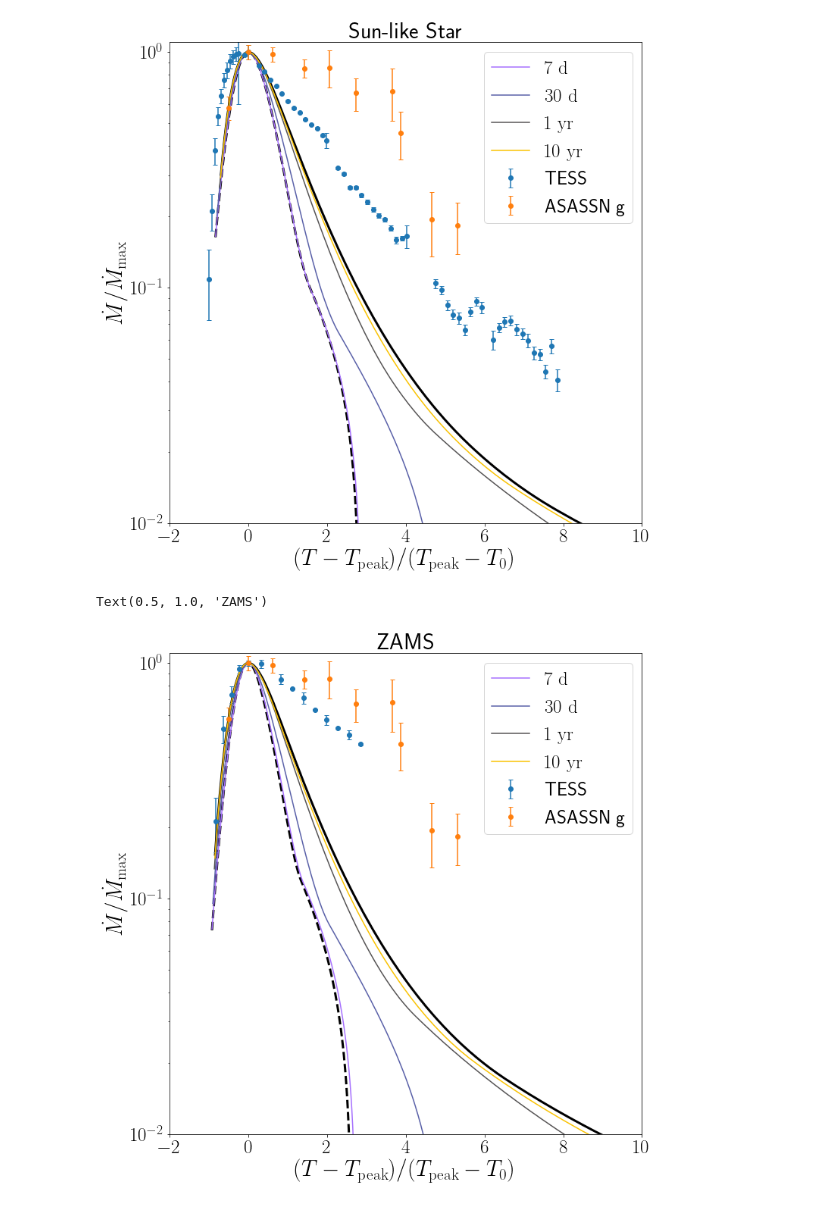
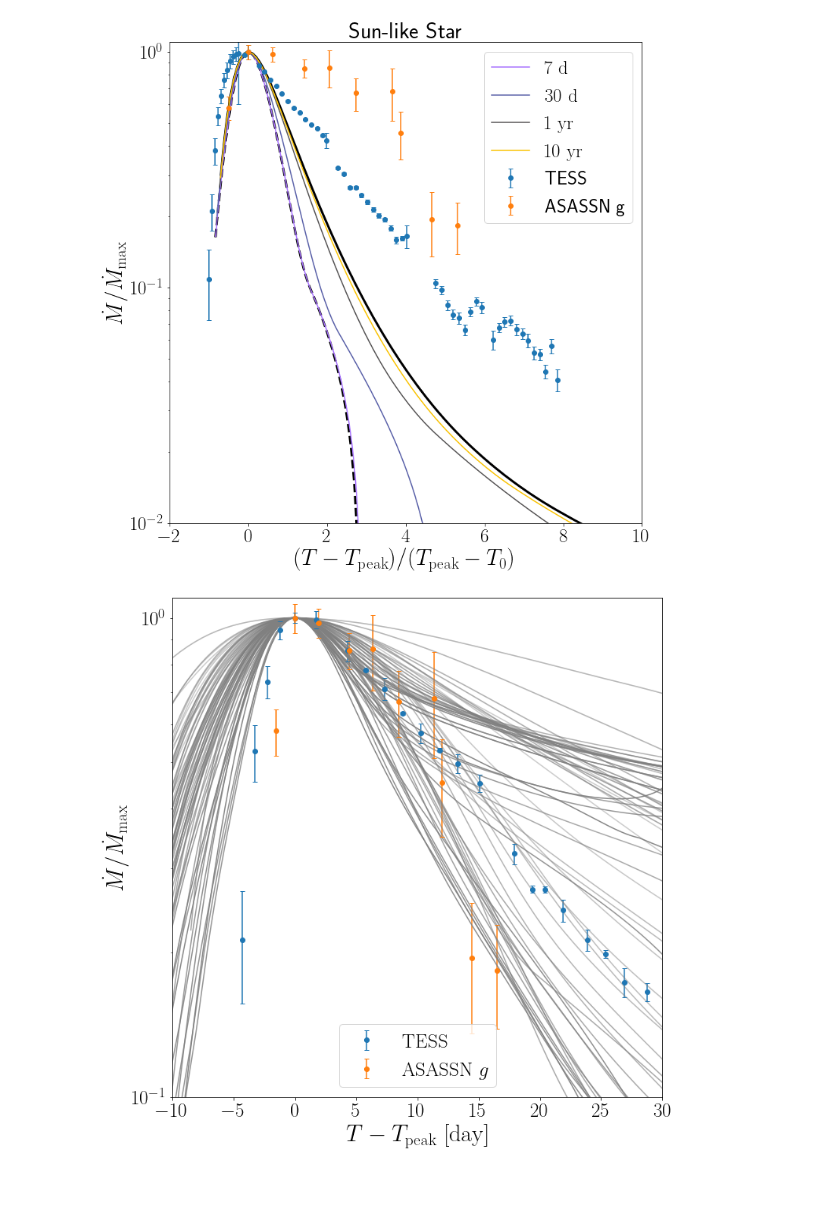
Before and after one commit to slowdivePTG/ASASSN-14ko, a Jupyter notebook: YT_Visualization/Phase Space.ipynb, the cells around one changed output. Cells and saved outputs as stored; diff of their text form; code cells hidden in the pictures.

Commit message:
Test color evolution

```diff
--- a/YT_Visualization/Phase Space.ipynb
+++ b/YT_Visualization/Phase Space.ipynb
@@ -36,9 +37,13 @@ class TDE:
                  beta=1,
                  file='1.000.dat',
                  ms=ms0,
-                 age=age0):
-        DIR = '../../STARS_library/retrieval/m{}_t{}/'.format(ms, age)
-        dmdt_t0 = np.loadtxt(DIR + file)
+                 age=age0,
+                 DIR=None):
+        if DIR == None:
+            DIR = '../../STARS_library/retrieval/m{}_t{}/'.format(ms, age)
+        with open(DIR + file) as f:
+            lines = (line for line in f if not line.startswith('"'))
+            dmdt_t0 = np.loadtxt(lines, skiprows=1)
         t0 = dmdt_t0[:, 0]
         dmdt0 = dmdt_t0[:, 1]
         dedt0 = (2 / 3 * (G**2 * M**2 * np.pi**2 / 2)**(1 / 3) *
@@ -492,10 +458,10 @@ TESS = np.loadtxt('../mosfit_bin/TESS_mag.dat')
 TESS = TESS[TESS[:, 0] > 2458429]
 TESS = TESS[TESS[:, 1] > 0]
 
-TESS = data_binning(TESS, 0.5)
+TESS = data_binning(TESS, 1)
 
 tpeak = TESS[np.argmin(TESS[:, 1]), 0]
-TESS_tscale = (TESS[:, 0] - tpeak) / (tpeak - TESS[0, 0])# / 1.2
+TESS_tscale = (TESS[:, 0] - tpeak)# / (tpeak - TESS[0, 0])# / 1.2
 TESS_dmdtscale = 10**(-0.4 * (TESS[:, 1] - TESS[:, 1].min()))
 TESS_dmdterrscale = TESS_dmdtscale * (1 - 10**(-0.4 * TESS[:, 2]))
 
@@ -504,7 +470,7 @@ ASg = ASg[ASg[:, 0] > 2458429]
 ASg = ASg[ASg[:, 1] > 0]
 
 tpeak = ASg[np.argmin(ASg[:, 1]), 0]#ASg[3, 0]
-ASg_tscale = (ASg[:, 0] - tpeak) / (tpeak - ASg[0, 0]) / 2
+ASg_tscale = (ASg[:, 0] - tpeak)# / (tpeak - ASg[0, 0]) / 2
 ASg_dmdtscale = 10**(-0.4 * (ASg[:, 1] - ASg[:, 1].min()))
 ASg_dmdterrscale = ASg_dmdtscale * (1 - 10**(-0.4 * ASg[:, 2]))
 # %%
@@ -569,60 +535,50 @@ plt.savefig('/Users/chang/Desktop/Mdot_T_sun.pdf', bbox_inches='tight')
 # %%
 plt.figure(figsize=(10, 10))
 
-tde0 = TDE(Ecc=1, beta=1.0, file='1.000.dat', age='0.0')
-Tpeak0 = tde0.Tpeak
-dmdt0 = tde0.dmdt.max()
-plt.plot(tde0.Tscale, tde0.dmdtscale, color='k', linewidth=3)
-
-tde_cri = TDE(Ecc=e_cri_5, beta=1.0, file='1.000.dat', age='0.0')
-plt.plot(tde_cri.Tscale,
-         tde_cri.dmdtscale,
-         color='k',
-         linestyle='--',
-         linewidth=3)
-
-P_range = np.array([7, 30, 365.25, 3652.5]) * u.day
-Ecc = P2Ecc(P_range)
+ecc = P2Ecc(114.2 * u.day)
+Age = ['0.0', '0.445', '1.0']
 cmap = cm.get_cmap('Haze', 4)
+Input = '../../STARS_library/input/'
+for Dir in os.listdir(Input):
+    for f in os.listdir(Input + Dir):
+        beta = float(f[:-4])
+        if beta < 1.5:
+            tde = TDE(Ecc=ecc,
+                      beta=beta,
+                      file=f,
+                      DIR=Input + Dir + '/',
+                      q=2e7,
+                      age=age)
+            plt.plot(tde.T - tde.Tpeak, tde.dmdtscale, color='grey', alpha=beta/1.5)
+    '''plt.text(x=tde.T[np.argmax(tde.dmdt)] / Tpeak0,
+             y=tde.dmdt.max() / dmdt0 * 1.05,
+             s=s,
+             fontsize=25,
+             color=cmap(level))'''
 
 plt.errorbar(TESS_tscale,
              TESS_dmdtscale,
              yerr=TESS_dmdterrscale,
              fmt='o',
              capsize=3,
-             label='TESS')
+             label='$\mathrm{TESS}$')
 
 plt.errorbar(ASg_tscale,
              ASg_dmdtscale,
              yerr=ASg_dmdterrscale,
              fmt='o',
              capsize=3,
-             label='ASASSN g')
-
-for level, ecc in enumerate(Ecc):
-    tde = TDE(Ecc=ecc, beta=1.0, file='1.000.dat', age='0.0')
-    if S[level] == None:
-        s = '${:.0f}$'.format(P_range[level].v) + '$\ \mathrm{d}$'
-    else:
-        s = S[level]
-    plt.plot(tde.Tscale, tde.dmdtscale, color=cmap(level), label=s)
-    '''plt.text(x=tde.T[np.argmax(tde.dmdt)] / Tpeak0,
-             y=tde.dmdt.max() / dmdt0 * 1.05,
-             s=s,
-             fontsize=25,
-             color=cmap(level))'''
+             label='$\mathrm{ASASSN}\ g$')
 
 plt.ylabel('$\dot M/\dot M_\mathrm{max}$', fontsize=30)
-plt.xlabel('$(T-T_\mathrm{peak})/(T_\mathrm{peak}-T_0)$', fontsize=30)
+plt.xlabel('$T-T_\mathrm{peak}\ [\mathrm{day}]$', fontsize=30)
 plt.gca().tick_params(labelsize=25)
 plt.tight_layout()
-plt.xlim(-2, 10)
-plt.ylim(1e-2, 1.1e0)
+plt.xlim(-10, 30)
+plt.ylim(1e-1, 1.1e0)
+plt.legend(prop={'size': 25})
 #plt.xscale('log')
-plt.legend(prop={'size': 25})
 plt.yscale('log')
-plt.title('ZAMS', fontsize=30)
-#plt.savefig('/Users/chang/Desktop/Mdot_T_zams.pdf', bbox_inches='tight')
+#plt.savefig('/Users/chang/Desktop/Mdot_T_sun.pdf', bbox_inches='tight')
 # %% [output]
-Text(0.5, 1.0, 'ZAMS')
-[figure, old version]
+[figure, new version]
```
Also changed, not shown: parts of 3 cells of this notebook.
